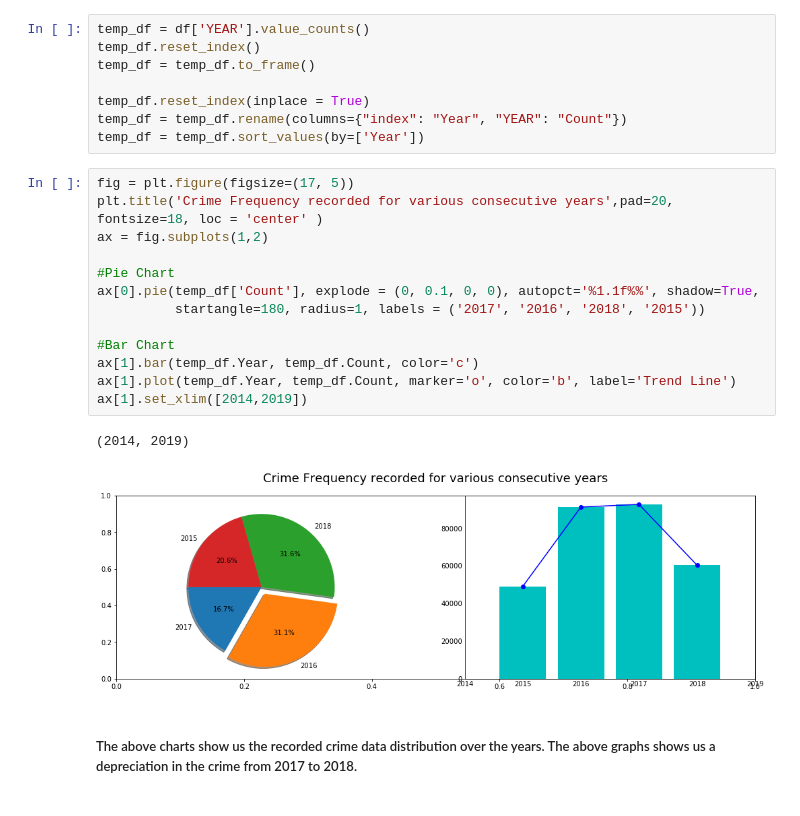
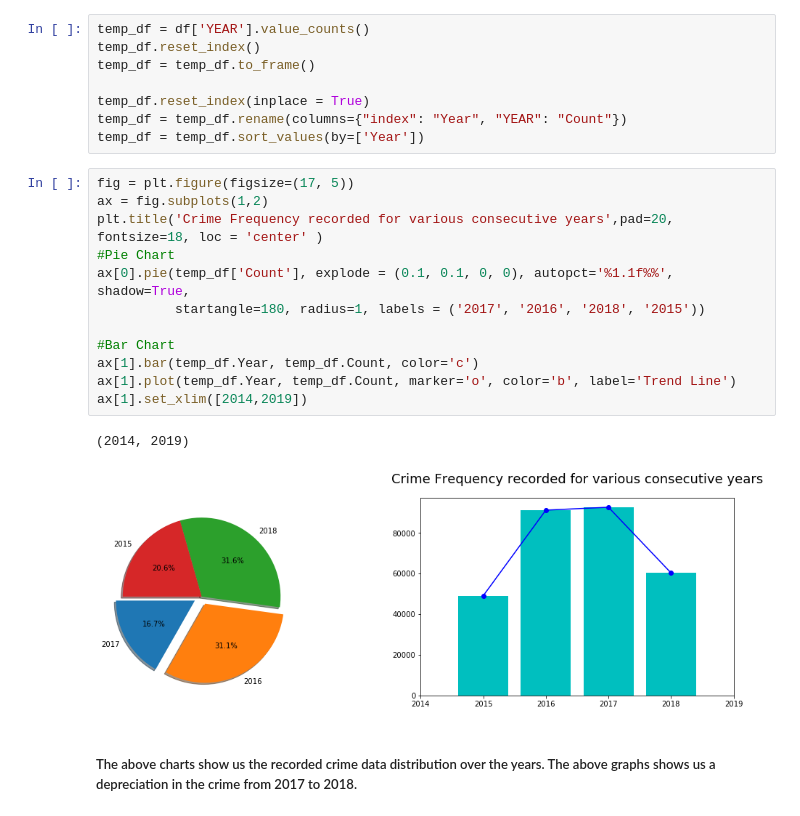
Before and after one commit to RitvikDayal/Crime-in-Boston, a Jupyter notebook: Boston_Crime_Analysis.ipynb, the cells around one changed output. Saved outputs shown, nothing was run; the diff lists cells and outputs as text.

```diff
--- a/Boston_Crime_Analysis.ipynb
+++ b/Boston_Crime_Analysis.ipynb
@@ -292,20 +288,19 @@ temp_df = temp_df.rename(columns={"index": "Year", "YEAR": "Count"})
 temp_df = temp_df.sort_values(by=['Year'])
 # %%
 fig = plt.figure(figsize=(17, 5))
+ax = fig.subplots(1,2)
 plt.title('Crime Frequency recorded for various consecutive years',pad=20, fontsize=18, loc = 'center' )
-ax = fig.subplots(1,2)
-
 #Pie Chart
-ax[0].pie(temp_df['Count'], explode = (0, 0.1, 0, 0), autopct='%1.1f%%', shadow=True,
+ax[0].pie(temp_df['Count'], explode = (0.1, 0.1, 0, 0), autopct='%1.1f%%', shadow=True,
           startangle=180, radius=1, labels = ('2017', '2016', '2018', '2015'))
 
 #Bar Chart
 ax[1].bar(temp_df.Year, temp_df.Count, color='c')
 ax[1].plot(temp_df.Year, temp_df.Count, marker='o', color='b', label='Trend Line')
 ax[1].set_xlim([2014,2019])
 # %% [output]
 (2014, 2019)
-[figure, old version]
+[figure, new version]
 # %% [markdown]
 ##### The above charts show us the recorded crime data distribution over the years. The above graphs shows us a depreciation in the crime from 2017 to 2018.
 # %%
```
Also changed, not shown: parts of 7 cells of this notebook.
